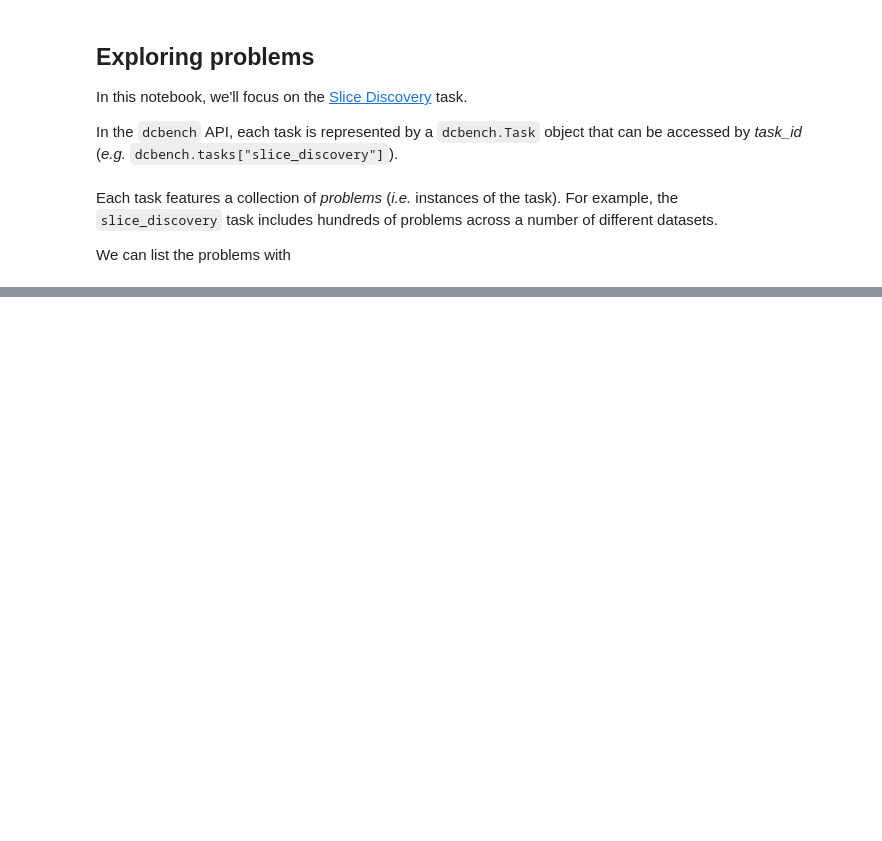
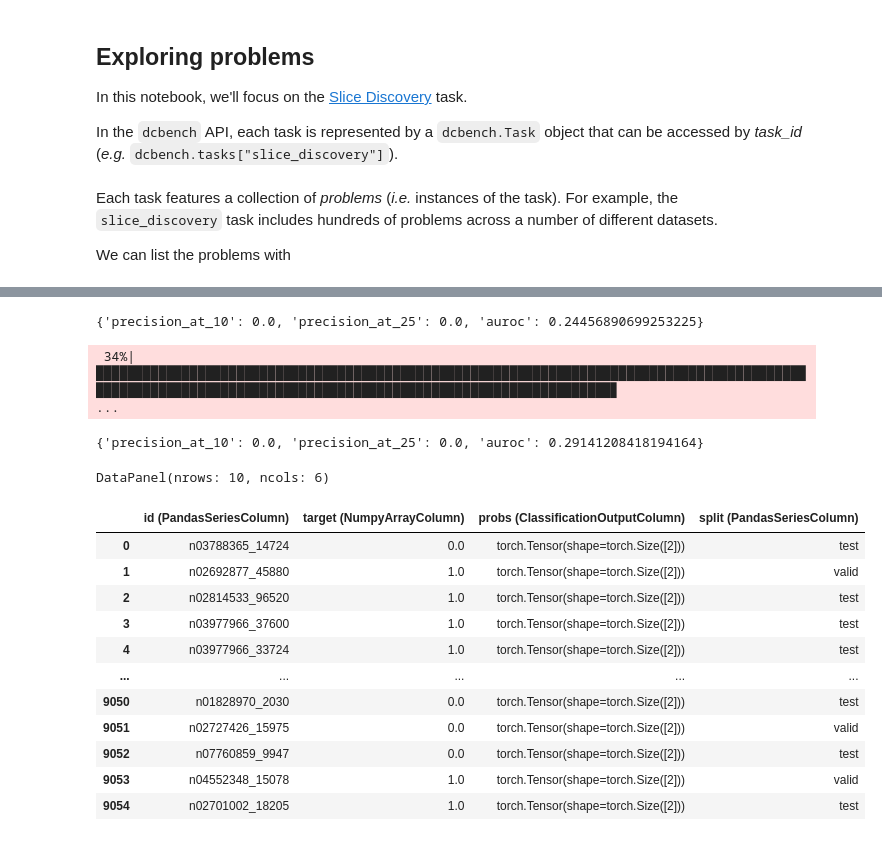
Before and after one commit to data-centric-ai/dcbench, a Jupyter notebook: notebooks/dcbench_slice_discovery.ipynb, the cells around one changed output, grey strips where cells are left out. Saved outputs shown, nothing was run; the diff lists cells and outputs as text; code cells hidden in the pictures; blank space fills up the shorter version.

```diff
--- a/notebooks/dcbench_slice_discovery.ipynb
+++ b/notebooks/dcbench_slice_discovery.ipynb
@@ -92,0 +90,33 @@ from dcbench
+# %%
+problem.evaluate(solution)
+# %% [output]
+{'precision_at_10': 0.0, 'precision_at_25': 0.0, 'auroc': 0.24456890699253225}
+# %%
+solution = domino_sdm(problem)
+# %% [output]
+ 34%|█████████████████████████████████████████████████████████████████████████████████████████████████████████████████████████████████████████████████████████████▊                                      ...
+# %%
+problem.evaluate(solution)
+# %% [output]
+{'precision_at_10': 0.0, 'precision_at_25': 0.0, 'auroc': 0.29141208418194164}
+# %%
+import meerkat as mk
+dp = mk.merge(solution["pred_slices"], problem["base_dataset"], on="id")
+dp.lz[(-dp["pred_slices"][:,2]).argsort()[:10]]
+# %% [output]
+DataPanel(nrows: 10, ncols: 6)
+# %%
+problem["base_dataset"]
+# %% [output]
+|  | id (PandasSeriesColumn) | target (NumpyArrayColumn) | probs (ClassificationOutputColumn) | split (PandasSeriesColumn) |
+| 0 | n03788365_14724 | 0.0 | torch.Tensor(shape=torch.Size([2])) | test |
+| 1 | n02692877_45880 | 1.0 | torch.Tensor(shape=torch.Size([2])) | valid |
+| 2 | n02814533_96520 | 1.0 | torch.Tensor(shape=torch.Size([2])) | test |
+| 3 | n03977966_37600 | 1.0 | torch.Tensor(shape=torch.Size([2])) | test |
+| 4 | n03977966_33724 | 1.0 | torch.Tensor(shape=torch.Size([2])) | test |
+| ... | ... | ... | ... | ... |
+| 9050 | n01828970_2030 | 0.0 | torch.Tensor(shape=torch.Size([2])) | test |
+| 9051 | n02727426_15975 | 0.0 | torch.Tensor(shape=torch.Size([2])) | valid |
+| 9052 | n07760859_9947 | 0.0 | torch.Tensor(shape=torch.Size([2])) | test |
+| 9053 | n04552348_15078 | 1.0 | torch.Tensor(shape=torch.Size([2])) | valid |
+| 9054 | n02701002_18205 | 1.0 | torch.Tensor(shape=torch.Size([2])) | test |
```
Also changed, not shown: parts of 9 cells of this notebook, 8 other files.
